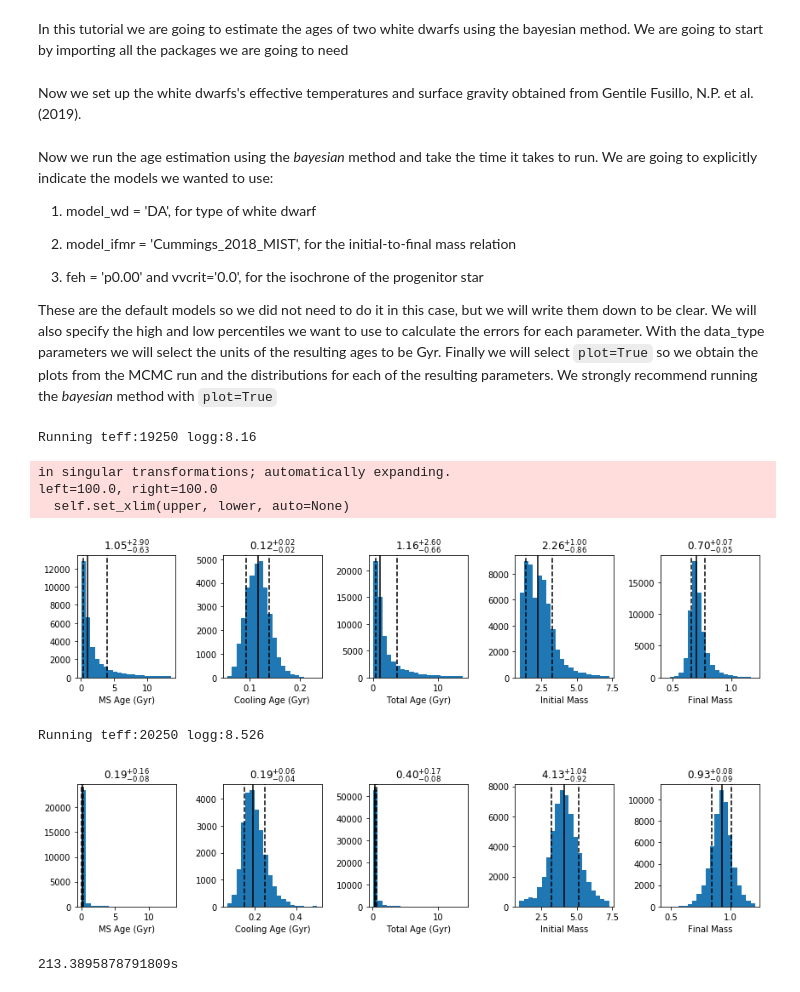
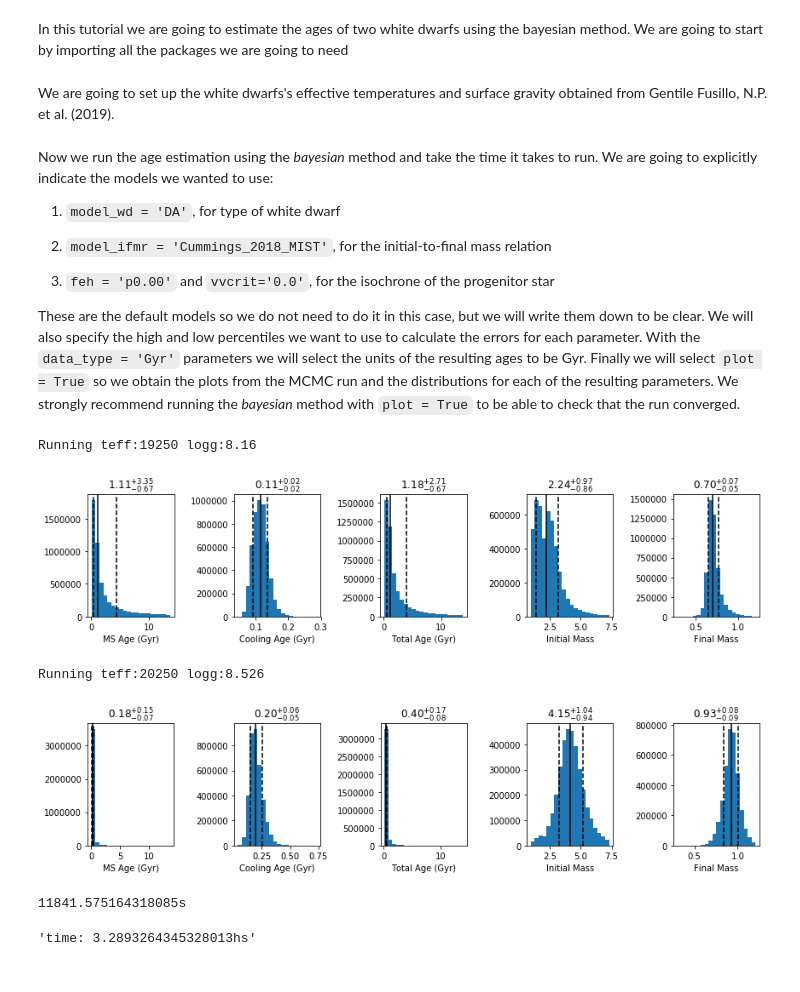
Before and after one commit to rkiman/wdwarfdate, a Jupyter notebook: docs/source/tutorials/bayesian_method.ipynb, the cells around one changed output. Drawn from its saved outputs; the diff is of its cells as text; code cells hidden in the pictures.

Commit message:
Good first draft on how to use the code with the two methods

```diff
--- a/docs/source/tutorials/bayesian_method.ipynb
+++ b/docs/source/tutorials/bayesian_method.ipynb
@@ -10,7 +8,7 @@ import wdwarfdate
 import numpy as np
 import time
 # %% [markdown]
-Now we set up the white dwarfs's effective temperatures and surface gravity obtained from Gentile Fusillo, N.P. et al. (2019).
+We are going to set up the white dwarfs's effective temperatures and surface gravity obtained from Gentile Fusillo, N.P. et al. (2019).
 # %%
 #Define data for the white dwarf
 teffs = np.array([19250,20250])
@@ -20,32 +18,32 @@ loggs_err = np.array([0.084,0.126])
 # %% [markdown]
 Now we run the age estimation using the *bayesian* method and take the time it takes to run. We are going to explicitly indicate the models we wanted to use:
 
-1) model_wd = 'DA', for type of white dwarf
+1) `model_wd = 'DA'`, for type of white dwarf
 
-2) model_ifmr = 'Cummings_2018_MIST', for the initial-to-final mass relation
+2) `model_ifmr = 'Cummings_2018_MIST'`, for the initial-to-final mass relation
 
-3) feh = 'p0.00' and vvcrit='0.0', for the isochrone of the progenitor star
+3) `feh = 'p0.00'` and `vvcrit='0.0'`, for the isochrone of the progenitor star
 
-These are the default models so we did not need to do it in this case, but we will write them down to be clear.
-We will also specify the high and low percentiles we want to use to calculate the errors for each parameter. With the data_type parameters we will select the units of the resulting ages to be Gyr. Finally we will select `plot=True` so we obtain the plots from the MCMC run and the distributions for each of the resulting parameters. We strongly recommend running the *bayesian* method with `plot=True`
+These are the default models so we do not need to do it in this case, but we will write them down to be clear.
+We will also specify the high and low percentiles we want to use to calculate the errors for each parameter. With the `data_type = 'Gyr'` parameters we will select the units of the resulting ages to be Gyr. Finally we will select `plot = True` so we obtain the plots from the MCMC run and the distributions for each of the resulting parameters. We strongly recommend running the *bayesian* method with `plot = True` to be able to check that the run converged.
 # %%
 start = time.time()
 results = wdwarfdate.calc_wd_age(teffs,teffs_err,loggs,loggs_err,
                                  method='bayesian',
                                  model_wd='DA',feh='p0.00',vvcrit='0.0',
                                  model_ifmr = 'Cummings_2018_MIST',
                                  high_perc = 84, low_perc = 16,
                                  datatype='Gyr',
-                                 plot=True,nburn_in = 100,n_calc_auto_corr = 100,
-                                 n_indep_samples = 100)
+                                 plot=True)
 end = time.time()
 print('{}s'.format(end - start))
 # %% [output]
 Running teff:19250 logg:8.16
+[figure, new version]
-in singular transformations; automatically expanding.
-left=100.0, right=100.0
-  self.set_xlim(upper, lower, auto=None)
+Running teff:20250 logg:8.526
-[figure, old version]
+[figure, new version]
-Running teff:20250 logg:8.526
+11841.575164318085s
-[figure, old version]
-213.3895878791809s
+# %%
+'time: {}hs'.format(11841.575164318085/60/60)
+# %% [output]
+'time: 3.2893264345328013hs'
```
Also changed, not shown: parts of 8 cells of this notebook, 1 other file.
